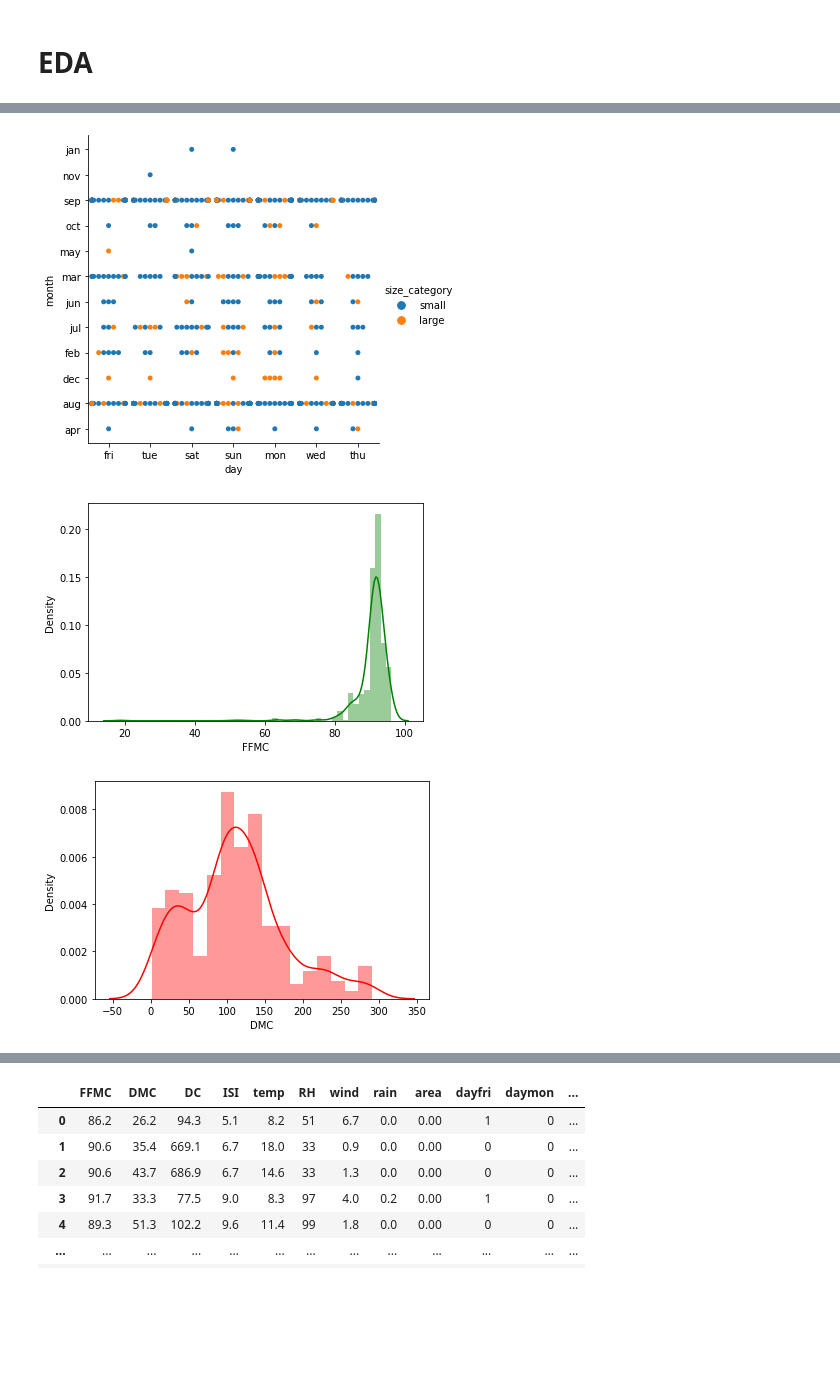
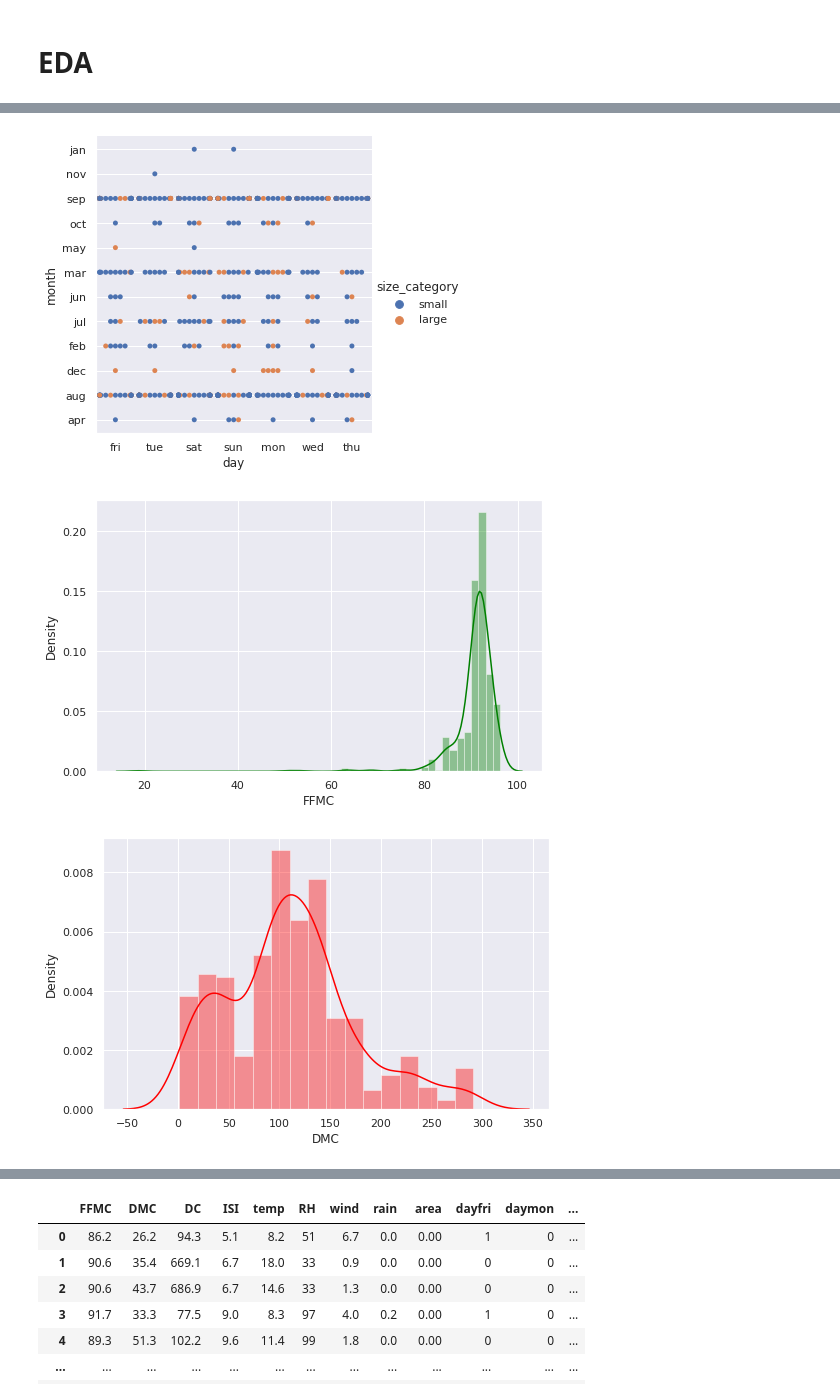
Before and after one commit to RiteshopShrivastava/Support_Vector_Machine, a Jupyter notebook: Assignment_SVM_Forestfires.ipynb, the cells around one changed output, grey strips where cells are left out. Saved outputs shown, nothing was run; the diff lists cells and outputs as text; code cells hidden in the pictures; blank space fills up the shorter version.

```diff
--- a/Assignment_SVM_Forestfires.ipynb
+++ b/Assignment_SVM_Forestfires.ipynb
@@ -56,3 +58,4 @@ forest_df
 # %%
+sns.set(rc={'figure.figsize':(11.7,8.27)})
 sns.countplot(x=forest_df['month'],hue=forest_df['size_category']);
 # %% [output]
@@ -64,15 +67,16 @@ sns.countplot(x=forest_df['day'],hue=forest_df['size_category']);
 # %%
 sns.catplot(x="day", y='month',hue="size_category",kind="swarm", data=forest_df,s=5);
 # %% [output]
-[figure, old version]
+[figure, new version]
 # %%
+sns.set(rc={'figure.figsize':(8,5)})
 sns.distplot(forest_df['FFMC'], color='green');
 # %% [output]
-[figure, old version]
+[figure, new version]
 # %%
 sns.distplot(forest_df['DMC'], color='red');
 # %% [output]
-[figure, old version]
+[figure, new version]
 # %%
 sns.distplot(forest_df['DC'], color='blue');
 # %% [output]
```
Also changed, not shown: parts of 12 cells of this notebook.
